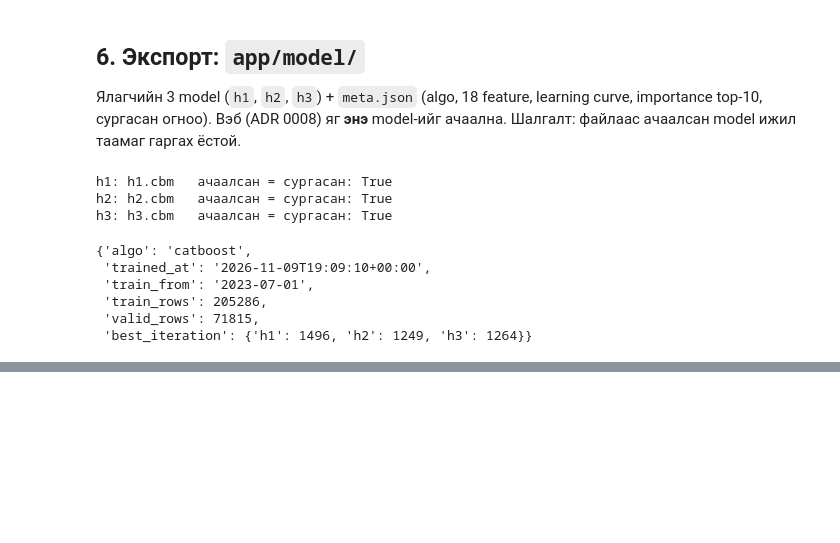
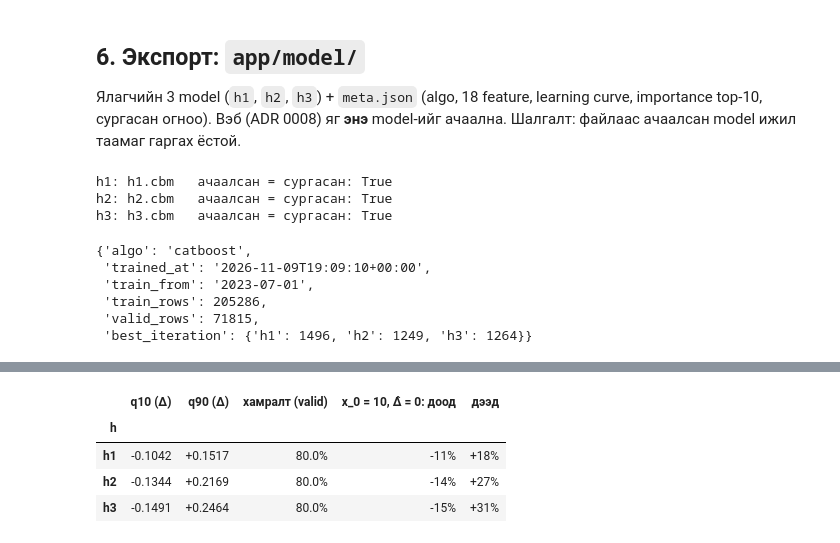
Before and after one commit to Monho12/trandVIZ, a Jupyter notebook: notebooks/04_model.ipynb, the cells around one changed output, grey strips where cells are left out. Saved outputs shown, nothing was run; the diff lists cells and outputs as text; code cells hidden in the pictures; blank space fills up the shorter version.

```diff
--- a/notebooks/04_model.ipynb
+++ b/notebooks/04_model.ipynb
@@ -228,0 +237,6 @@ h3: h3.cbm   ачаалсан = сургасан: True
+# %%
+from src import calibrate, scoring
+cal = calibrate.run()
+va, fire, interval = cal["valid"], cal["fire"], cal["interval"]
+meas = va[va["measurable"]]
+print(f"(в)-гүй valid: {len(va):,} мөр, {fire['valid_days']} өдөр; хэмжигдэх сэдэв {len(meas):,} мөр ({len(meas)/len(va):.0%})")
@@ -228,0 +291,16 @@ h3: h3.cbm   ачаалсан = сургасан: True
+# %%
+rows = []
+for h in HORIZONS:
+    lo, hi = interval[f"h{h}"]["lo"], interval[f"h{h}"]["hi"]
+    r = va[f"delta_h{h}"] - va[f"delta_hat_h{h}"]
+    p_lo, p_hi = scoring.interval_pct(np.log1p(10.0), 0.0, lo, hi)
+    rows.append({"h": f"h{h}", "q10 (Δ)": lo, "q90 (Δ)": hi, "хамралт (valid)": ((r >= lo) & (r <= hi)).mean(),
+                 "x_0 = 10, Δ̂ = 0: доод": p_lo, "дээд": p_hi})
+pd.DataFrame(rows).set_index("h").style.format({"q10 (Δ)": "{:+.4f}", "q90 (Δ)": "{:+.4f}", "хамралт (valid)": "{:.1%}",
+                                                 "x_0 = 10, Δ̂ = 0: доод": "{:+.0%}", "дээд": "{:+.0%}"})
+# %% [output]
+|  | q10 (Δ) | q90 (Δ) | хамралт (valid) | x_0 = 10, Δ̂ = 0: доод | дээд |
+| h |  |  |  |  |  |
+| h1 | -0.1042 | +0.1517 | 80.0% | -11% | +18% |
+| h2 | -0.1344 | +0.2169 | 80.0% | -14% | +27% |
+| h3 | -0.1491 | +0.2464 | 80.0% | -15% | +31% |
```
Also changed, not shown: parts of 9 cells of this notebook, 4 other files.
